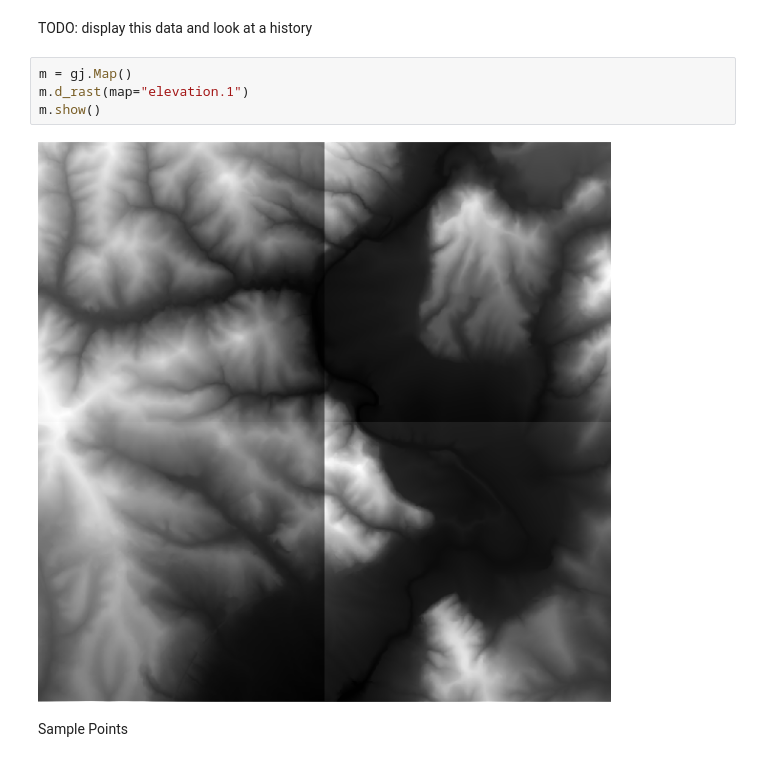
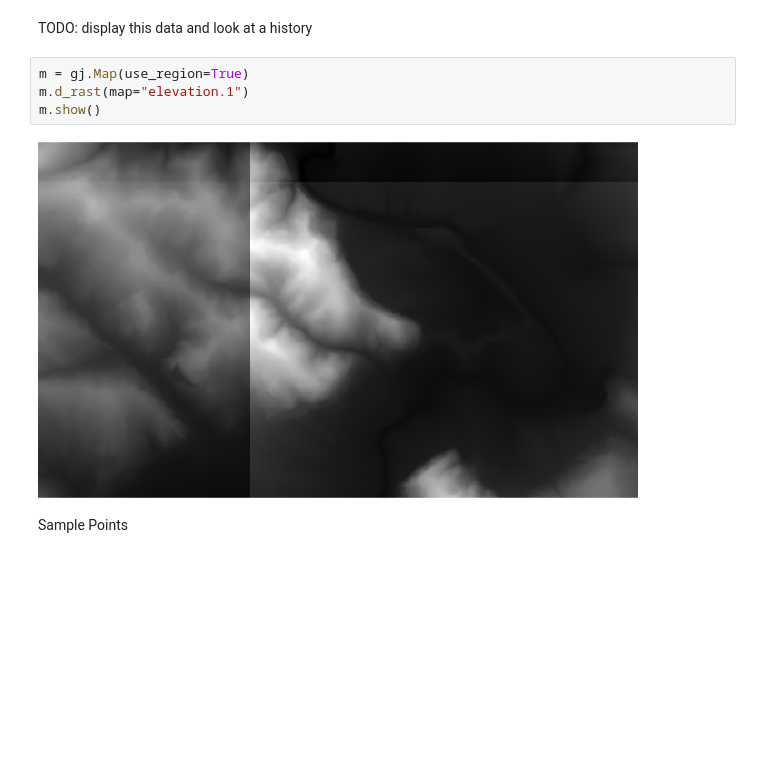
Before and after one commit to ncsu-geoforall-lab/geomorphometry2025_workshop, a Jupyter notebook: geomorphometry_2025_workshop.ipynb, the cells around one changed output. Saved outputs shown, nothing was run; the diff lists cells and outputs as text; blank space fills up the shorter version.

```diff
--- a/geomorphometry_2025_workshop.ipynb
+++ b/geomorphometry_2025_workshop.ipynb
@@ -75,11 +130,11 @@ gs.run_command("r.in.wms",
 # %% [markdown]
 TODO: display this data and look at a history
 # %%
-m = gj.Map()
+m = gj.Map(use_region=True)
 m.d_rast(map="elevation.1")
 m.show()
 # %% [output]
-[figure, old version]
+[figure, new version]
 # %% [markdown]
 Sample Points
 # %% [markdown]
```
Also changed, not shown: parts of 34 cells of this notebook.
